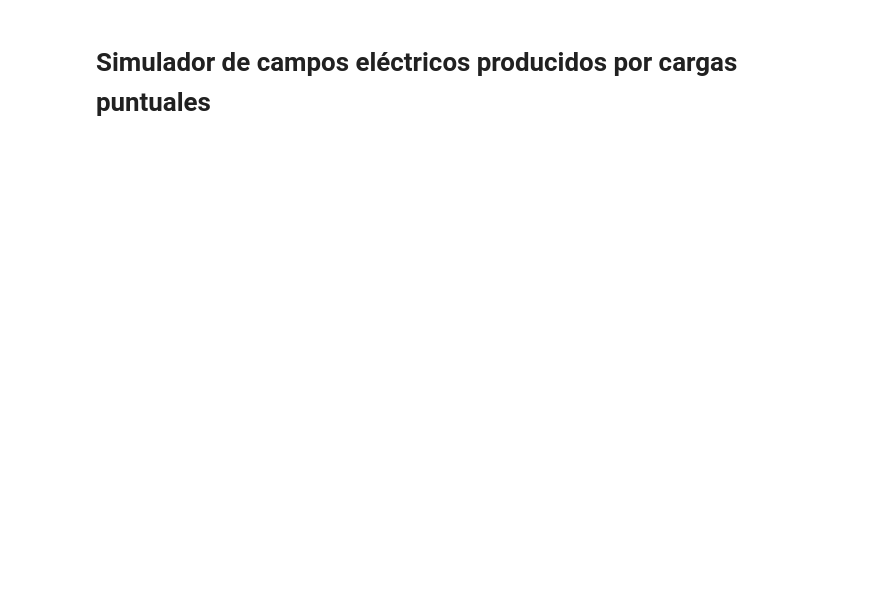
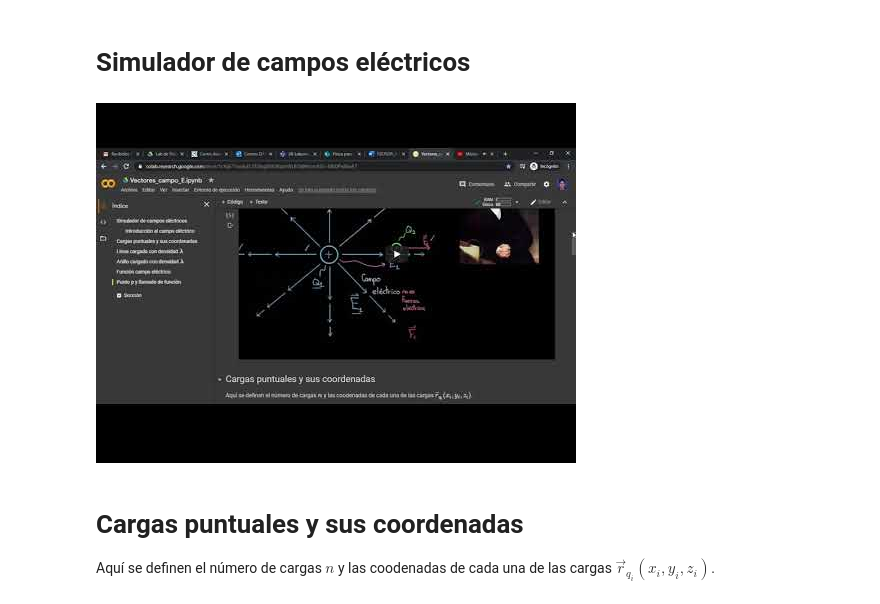
Before and after one commit to dantrica/Electrostatics, a Jupyter notebook: Vectores_campo_E.ipynb, the cells around one changed output. Saved outputs shown, nothing was run; the diff lists cells and outputs as text; code cells hidden in the pictures; blank space fills up the shorter version.

```diff
--- a/Vectores_campo_E.ipynb
+++ b/Vectores_campo_E.ipynb
@@ -1,4 +1,25 @@
 # %% [markdown]
 <a href="https://colab.research.google.com/github/dantrica/Electrostatics/blob/master/Vectores_campo_E.ipynb" target="_parent"><img src="https://colab.research.google.com/assets/colab-badge.svg" alt="Open In Colab"/></a>
 # %% [markdown]
-# Simulador de campos eléctricos producidos por cargas puntuales
+# **Simulador de campos eléctricos**
+# %%
+#@title Introducción al campo eléctrico { display-mode: "form" }
+#-*- coding: utf-8 -*-
+"""
+Created on Tue Mar 31 09:02:47 2020
+@author: Silvi
+version for python 3
+"""
+import numpy as np
+import matplotlib.pyplot as plt
+from mpl_toolkits.mplot3d import Axes3D
+
+#@markdown En este video veras una introducción al concepto de campo eléctrico:
+from IPython.display import YouTubeVideo
+YouTubeVideo('xYfYhRtVhek', width=900, height=600)
+# %% [output]
+[figure, added]
+# %% [markdown]
+# Cargas puntuales y sus coordenadas
+
+Aquí se definen el número de cargas $n$ y las coodenadas de cada una de las cargas $\vec{r}_{q_i}(x_i, y_i, z_i)$.
```
Also changed, not shown: parts of 14 cells of this notebook.
